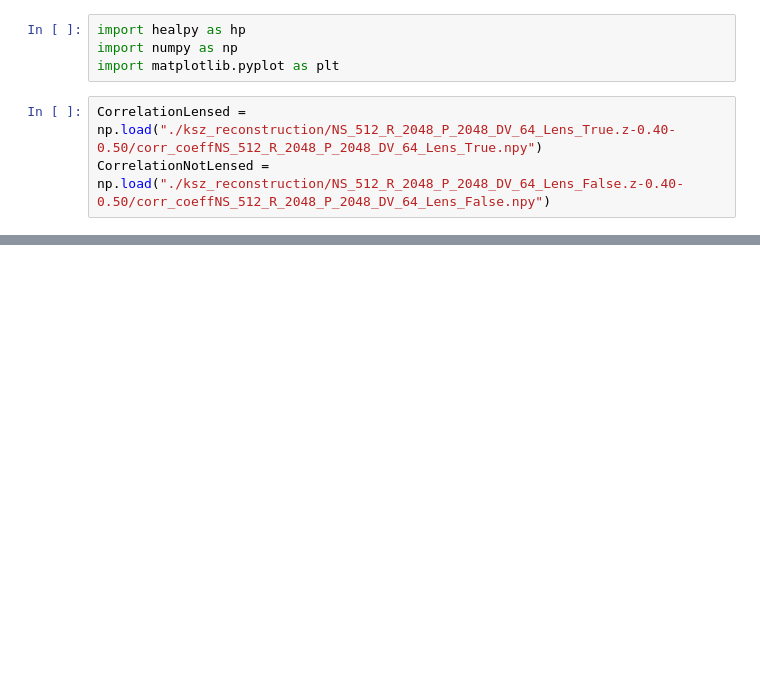
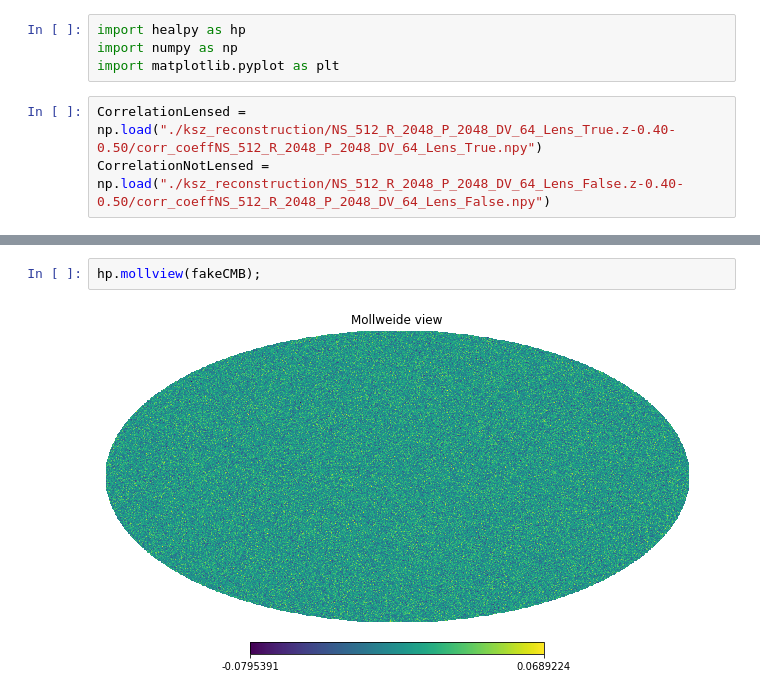
Before and after one commit to wurdahl/kSZfromPC, a Jupyter notebook: Recon.ipynb, the cells around one changed output, grey strips where cells are left out. Cells and saved outputs as stored; diff of their text form; blank space fills up the shorter version.

```diff
--- a/Recon.ipynb
+++ b/Recon.ipynb
@@ -16,0 +39,4 @@ plt.legend();
+# %%
+hp.mollview(fakeCMB);
+# %% [output]
+[figure, added]
```
Also changed, not shown: parts of 9 cells of this notebook, 12 other files.
